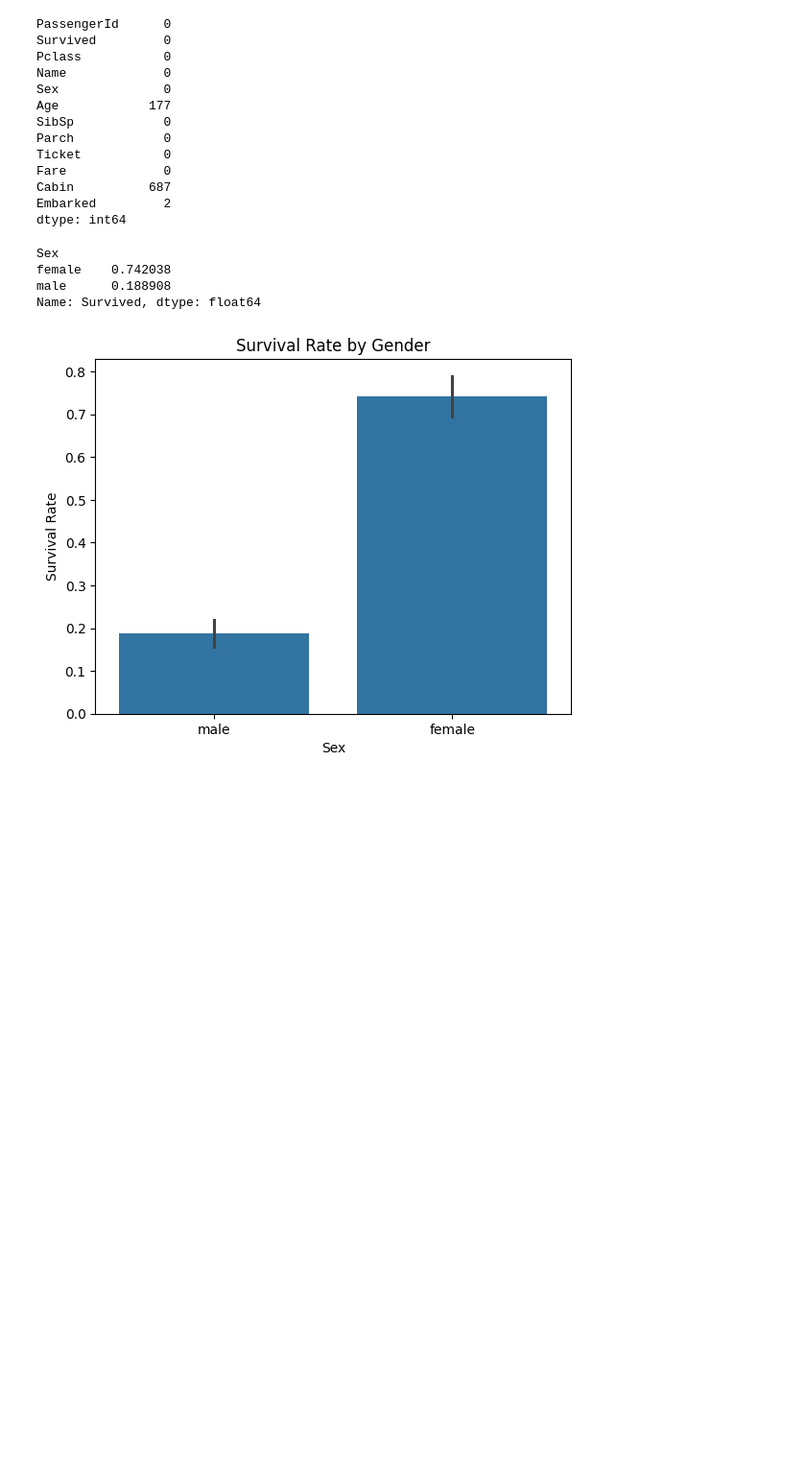
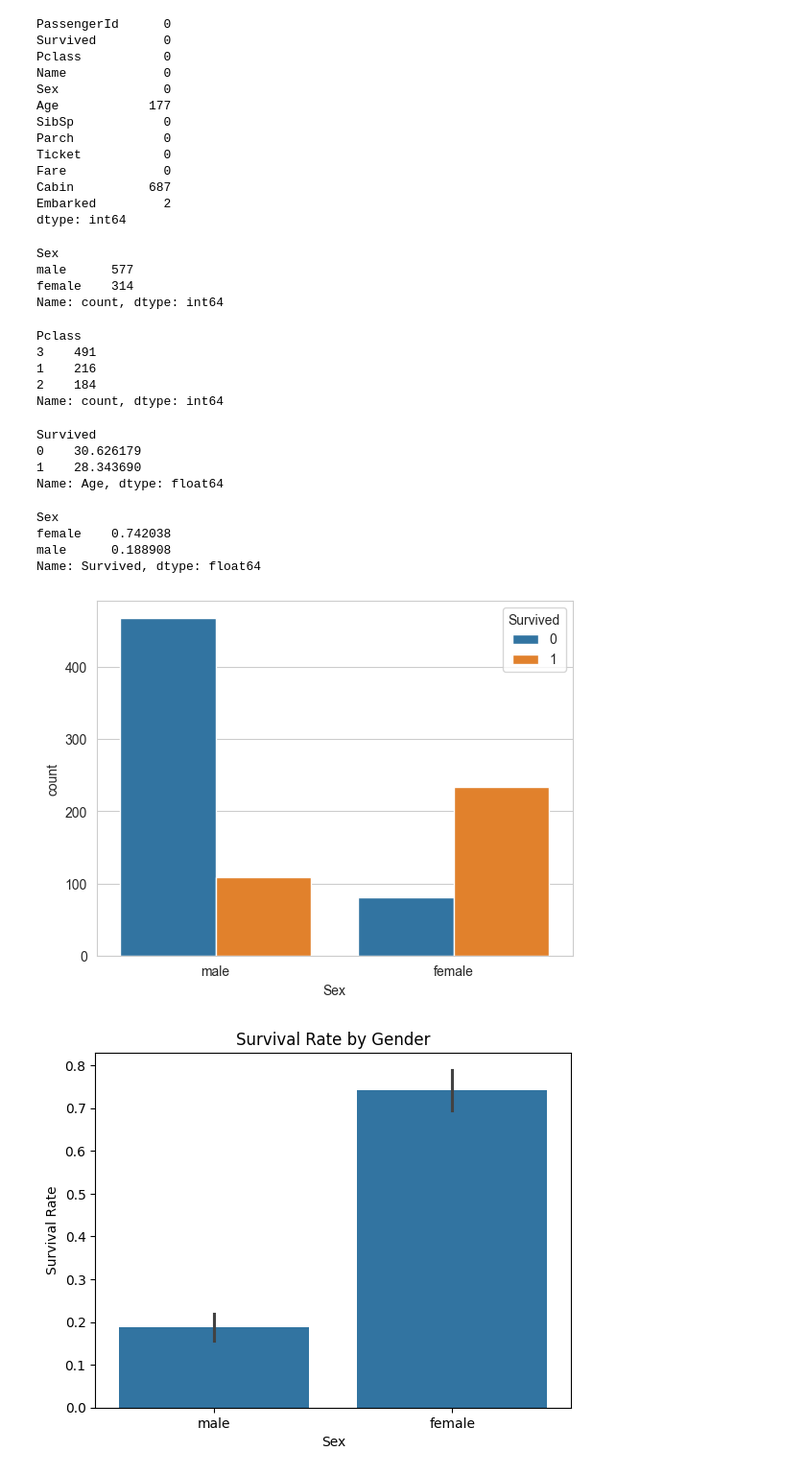
Before and after one commit to tayebe-ezati/portfolio-analytics, a Jupyter notebook: scripts/titanic_analysis.ipynb, the cells around one changed output. Shown: that part at 96% size. Cells and saved outputs as stored; diff of their text form; code cells hidden in the pictures; blank space fills up the shorter version.

```diff
--- a/scripts/titanic_analysis.ipynb
+++ b/scripts/titanic_analysis.ipynb
@@ -1,3 +1,14 @@
+# %%
+import zipfile
+import pandas as pd
+import numpy as np
+import matplotlib.pyplot as plt
+import seaborn as sns
+from pathlib import Path
+
+# برای نمایش بهتر
+pd.set_option("display.max_columns", None)
+sns.set_style("whitegrid")
 # %%
 import zipfile
 import pandas as pd
@@ -52,6 +86,28 @@ Fare             0
 Cabin          687
 Embarked         2
 dtype: int64
+# %%
+df['Sex'].value_counts()
+# %% [output]
+Sex
+male      577
+female    314
+Name: count, dtype: int64
+# %%
+df['Pclass'].value_counts()
+# %% [output]
+Pclass
+3    491
+1    216
+2    184
+Name: count, dtype: int64
+# %%
+df.groupby('Survived')['Age'].mean()
+# %% [output]
+Survived
+0    30.626179
+1    28.343690
+Name: Age, dtype: float64
 # %%
 # تعداد بازماندگان و قربانیان بر اساس جنسیت
 df.groupby("Sex")["Survived"].mean()
@@ -60,6 +116,14 @@ Sex
 female    0.742038
 male      0.188908
 Name: Survived, dtype: float64
+# %%
+import seaborn as sns
+import matplotlib.pyplot as plt
+
+sns.countplot(data=df, x="Sex", hue="Survived")
+plt.show()
+# %% [output]
+[figure, added]
 # %%
 # نمودار نرخ بقا بر اساس جنسیت
 import seaborn as sns
```
Also changed, not shown: parts of 2 cells of this notebook, 1 other file.
